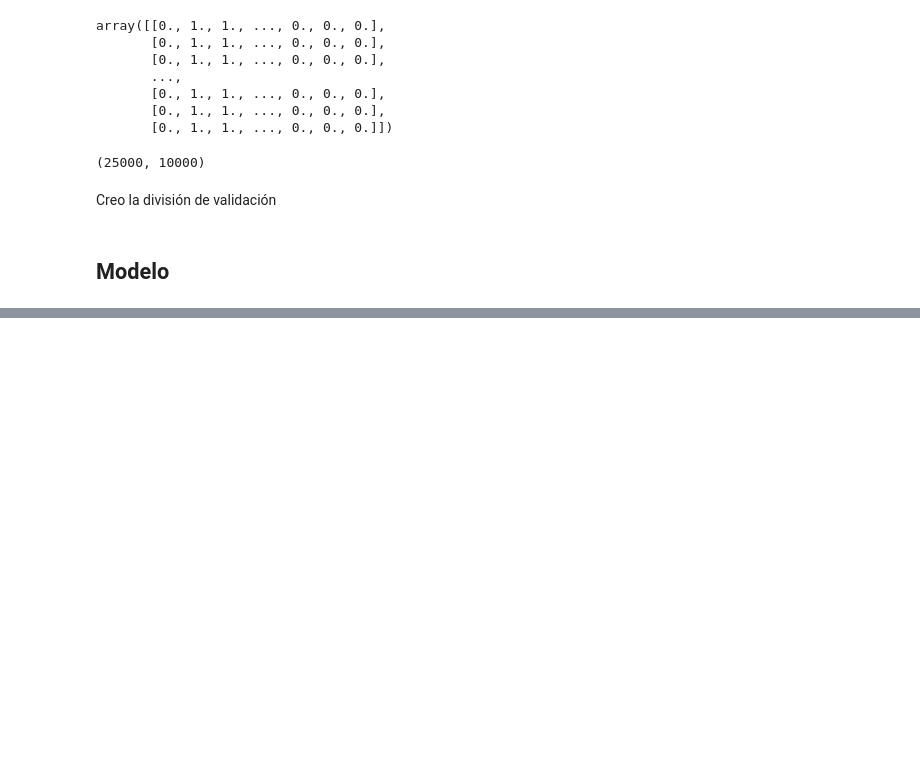
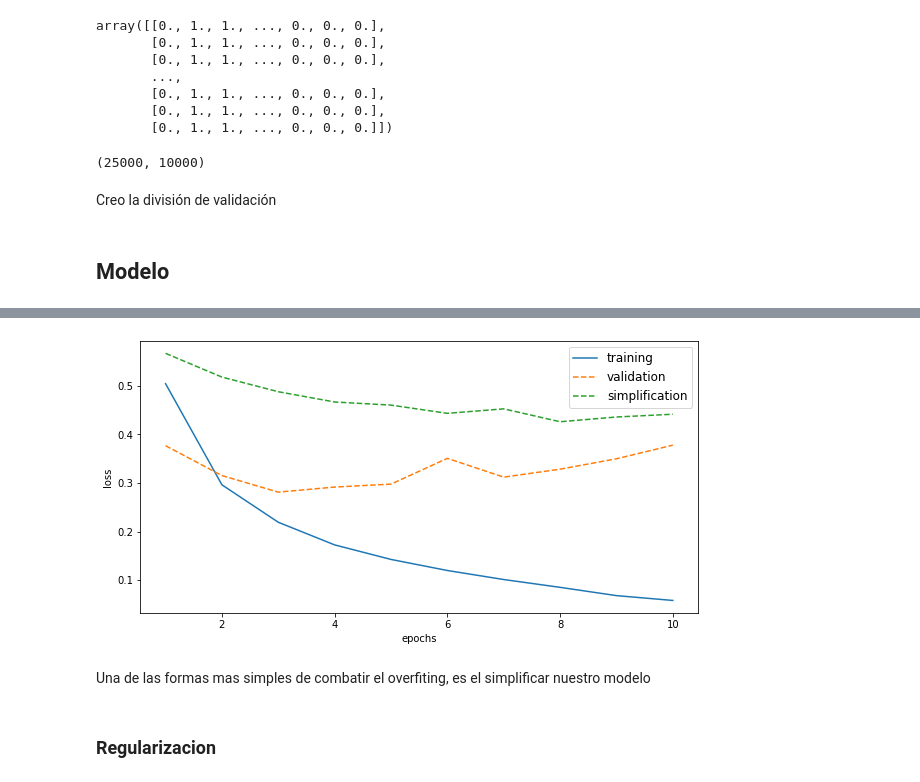
Before and after one commit to Cesarppz/Linux, a Jupyter notebook: ia/redes/natural_language/imdb.ipynb, the cells around one changed output, grey strips where cells are left out. Saved outputs shown, nothing was run; the diff lists cells and outputs as text; code cells hidden in the pictures; blank space fills up the shorter version.

```diff
--- a/ia/redes/natural_language/imdb.ipynb
+++ b/ia/redes/natural_language/imdb.ipynb
@@ -145,0 +206,17 @@ output = model.fit(
+# %%
+model2 = models.Sequential()
+model2.add(layers.Dense(4, activation='relu', input_shape = (10000,)))
+model2.add(layers.Dense(4, activation='relu'))
+model2.add(layers.Dense(1, activation='sigmoid'))
+
+model2.compile(
+    optimizer= 'rmsprop',
+    loss= 'binary_crossentropy',
+    metrics= 'accuracy'
+)
+
+output_s = model2.fit(
+    X_train, y_train,
+    epochs= 10,
+    batch_size = 512,
+    validation_data=(X_train_validation,y_train_validation))
@@ -145,0 +244,17 @@ output = model.fit(
+# %%
+history_dict_s = output_s.history
+# %%
+plt.figure(figsize=(10,5))
+plt.plot(range(1,len(history_dict['loss'])+1),history_dict['loss'], label='training')
+plt.plot(range(1,len(history_dict['loss'])+1),history_dict['val_loss'],'--', label='validation')
+plt.plot(range(1,len(history_dict_s['loss'])+1),history_dict_s['val_loss'],'--', label='simplification')
+plt.legend( fontsize='large')
+plt.xlabel('epochs')
+plt.ylabel('loss')
+plt.show()
+# %% [output]
+[figure, added]
+# %% [markdown]
+Una de las formas mas simples de combatir el overfiting, es el simplificar nuestro modelo
+# %% [markdown]
+### Regularizacion
```
Also changed, not shown: parts of 16 cells of this notebook, 5 other files.
